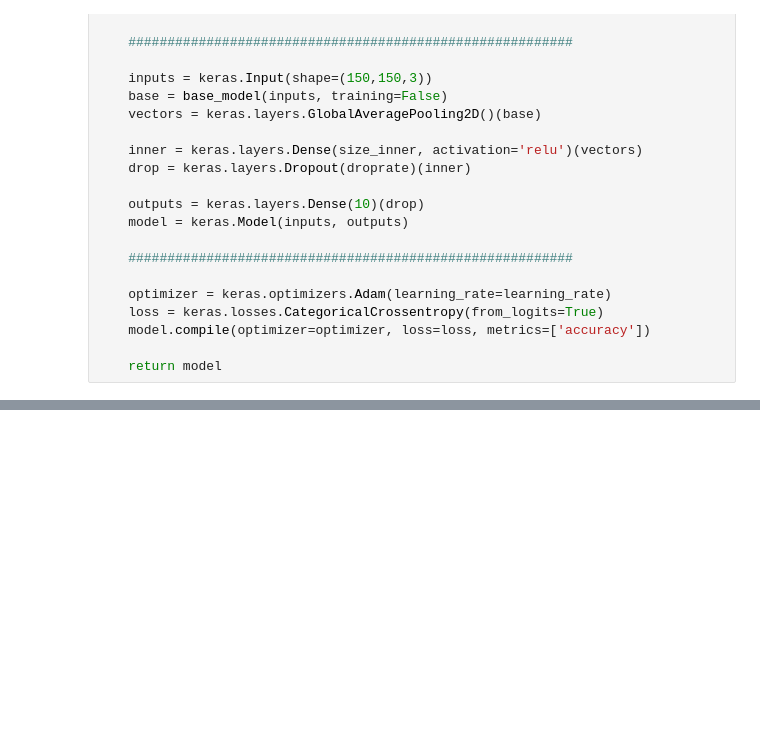
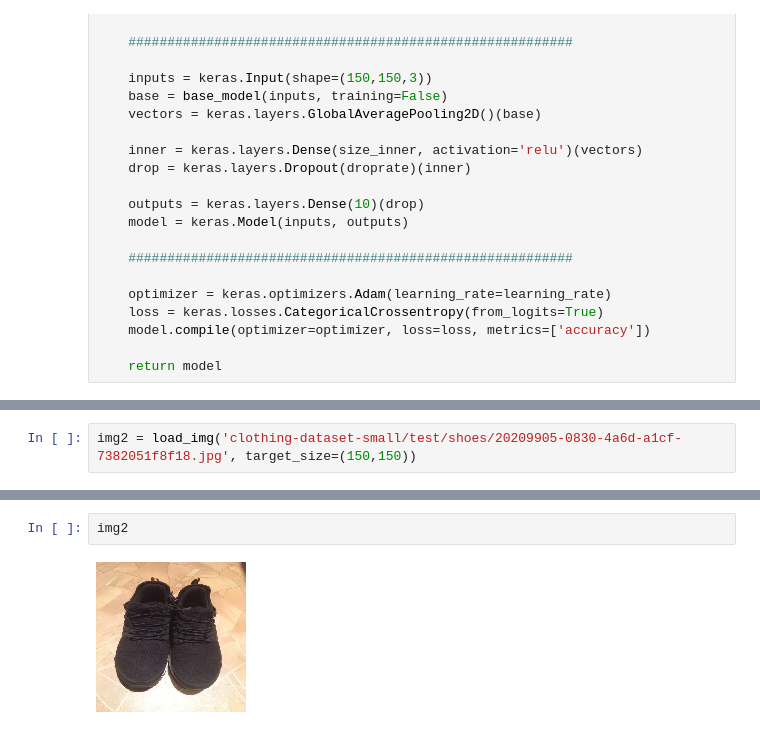
Before and after one commit to maclavijo/MLZoomcamp, a Jupyter notebook: Week9/Fashion - NeuralNets.ipynb, the cells around one changed output, grey strips where cells are left out. Saved outputs shown, nothing was run; the diff lists cells and outputs as text; blank space fills up the shorter version.

```diff
--- a/Week9/Fashion - NeuralNets.ipynb
+++ b/Week9/Fashion - NeuralNets.ipynb
@@ -395,0 +486,2 @@ _ = plt.legend()
+# %%
+img2 = load_img('clothing-dataset-small/test/shoes/20209905-0830-4a6d-a1cf-7382051f8f18.jpg', target_size=(150,150))
@@ -395,0 +513,4 @@ _ = plt.legend()
+# %%
+img2
+# %% [output]
+[figure, added]
```
Also changed, not shown: parts of 13 cells of this notebook.
